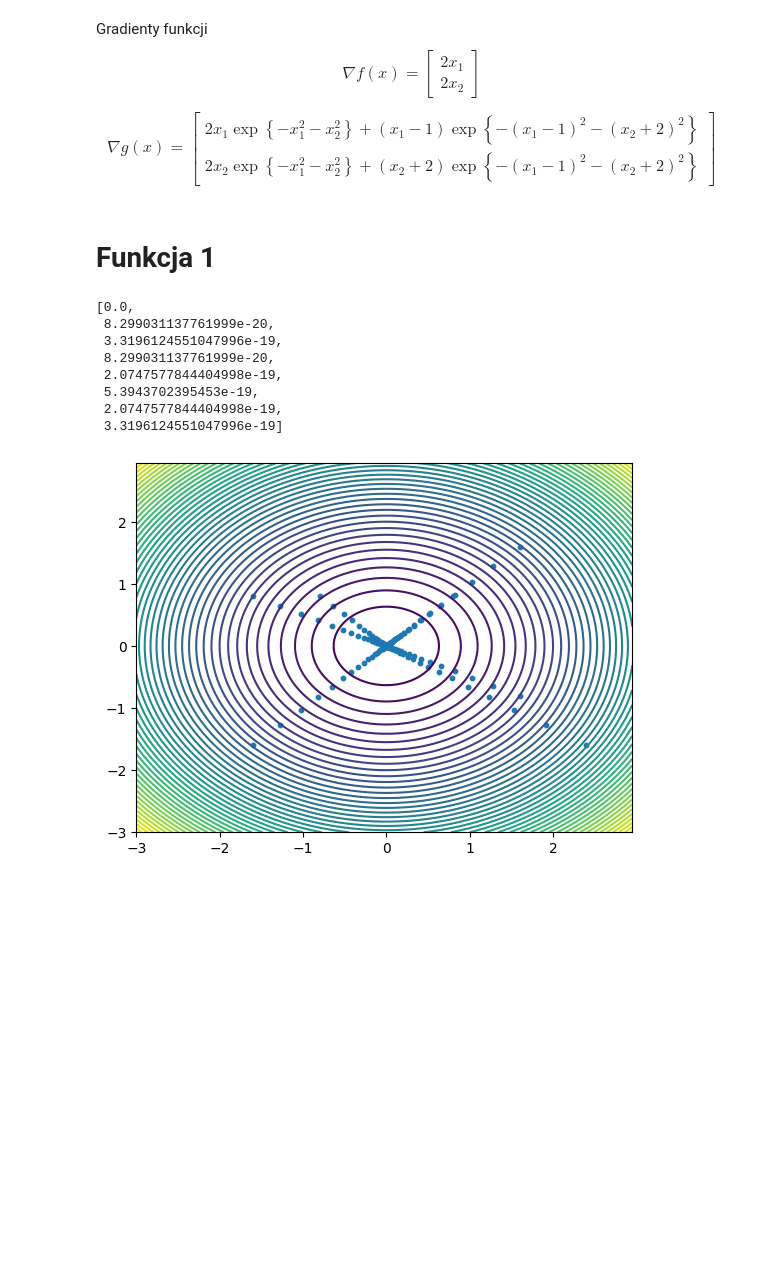
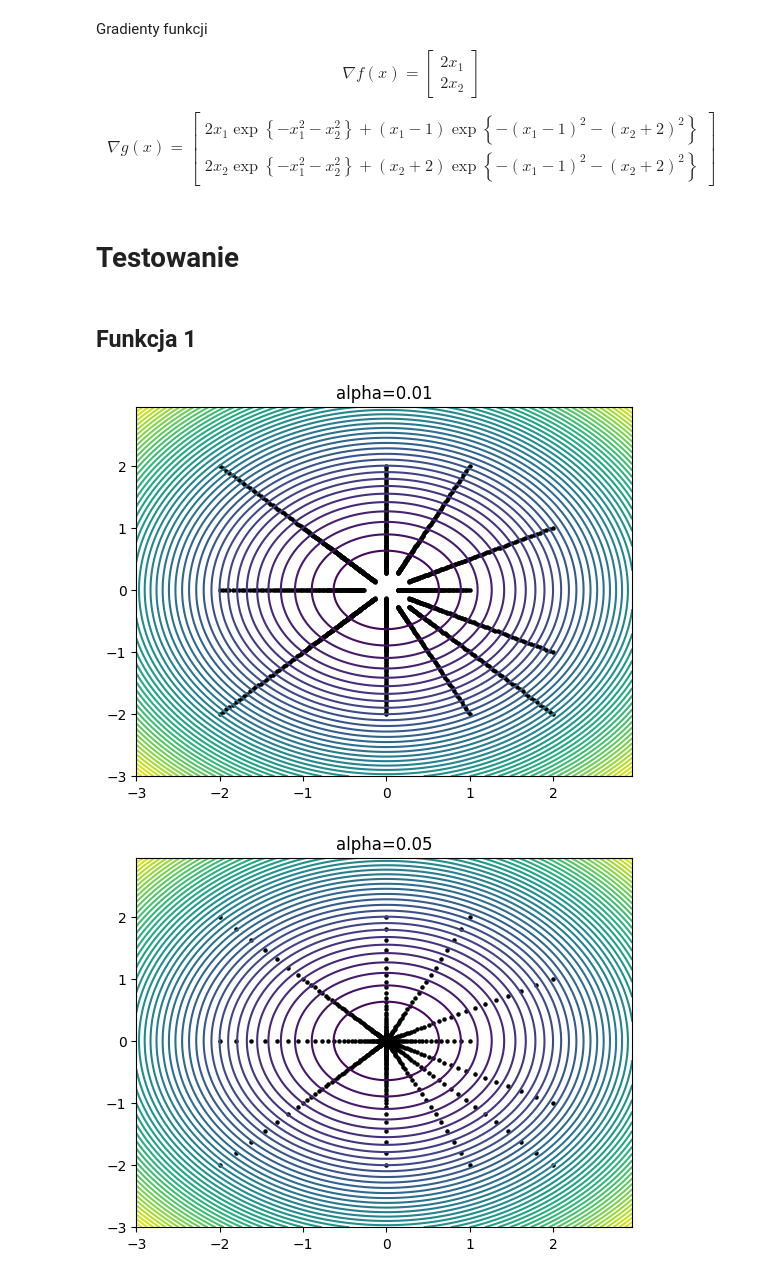
Before and after one commit to Sawertynn/wsi-24z, a Jupyter notebook: lab1/zadanie_1b.ipynb, the cells around one changed output. Drawn from its saved outputs; the diff is of its cells as text; code cells hidden in the pictures; blank space fills up the shorter version.

```diff
--- a/lab1/zadanie_1b.ipynb
+++ b/lab1/zadanie_1b.ipynb
@@ -85,9 +97,9 @@ class SimpleGradientDescent:
         self._calc_Z_value()
         plt.figure()
         plt.contour(self.X, self.Y, self.Z, 50)
+        plt.title(f'alpha={self.alpha}')
         if len(self.trace)>0:
-
-            plt.scatter(self.trace[:,0], self.trace[:,1], s=10)
+            plt.scatter(self.trace[:,0], self.trace[:,1], s=5, c='black')
 
 
     def calculate_func_vale(self, x1:float, x2:float) -> float:
@@ -97,56 +109,53 @@ class SimpleGradientDescent:
         return self.grad_func(x1, x2)
 
     def gradient_descent_step(self, x1:float, x2:float) -> Tuple[float, float]:
-        #! TODO
         grad = self.grad_func(x1, x2)
         return tuple(-1 * self.alpha * val for val in grad)
 
-    def minimize(self, x1_init:float, x2_init:float, steps:int, verbose:int=0, plot:bool=False)->float:
-        #! TODO
+    def minimize(self, x1_init:float, x2_init:float, steps:int, verbose:int=0, plot:bool=False, eps=1e-6) -> float:
         x1, x2 = x1_init, x2_init
 
         length, width = self.trace.shape
         self.trace.resize((length + steps, width))
-        np.append(self.trace, [x1, x2])
+        self.trace[length] = [x1, x2]
 
-        for counter in range(steps):
+        for counter in range(1, steps):
             dir1, dir2 = self.gradient_descent_step(x1, x2)
             x1, x2 = x1 + dir1, x2 + dir2
             self.trace[length + counter,:] = [x1,x2]
+            if np.abs(dir1) + np.abs(dir2) < eps:
+                self.trace.resize((length + counter, width))
+                break
+
         return self.calculate_func_vale(x1, x2)
+# %% [markdown]
+# Testowanie
 # %%
-starting_points = [(0, 0), (1, 1), (2, 2), (-1, 1), (-2, 1), (3, -2), (2, -1), (-2, -2)]
+starting_points = [(-2, -2), (-2, 0), (-2, 2), (-1, -1), (-1, 1), (0, -2), (0, -1), (0, 2), (1, -2), (1, 0), (1, 2), (2, -1), (2, -2), (2, 1)]
+alphas=[.01, .05, .1, .3]
+steps = 100
 
-def measure_sgd(func, func_grad, s_points, steps=100, alphas=[.1]):
+def measure_sgd(func, func_grad, s_points, steps, alpha):
     results = []
-    sgd = SimpleGradientDescent(func, func_grad)
+    sgd = SimpleGradientDescent(func, func_grad, alpha)
     for x1, x2 in s_points:
-        val = sgd.minimize(x1, x2, steps)
+        val = sgd.minimize(x1, x2, steps, eps=1e-8)
         results.append(val)
     sgd.plot_func()
     return results
 # %% [markdown]
-# Funkcja 1
+## Funkcja 1
 # %%
 def f(x1: float, x2: float) -> float:
     return x1**2 + x2**2
 
 def f_grad(x1: float, x2: float) -> Tuple[float, float]:
     return (2*x1, 2*x2)
 
-# sgd1 = SimpleGradientDescent(f, f_grad)
-# mval = sgd1.minimize(2, -.5, 50)
-# print(f'Found minimum: {mval}')
-# sgd1.plot_func()
-
-res1 = measure_sgd(f, f_grad, starting_points)
+for alpha in alphas:
+    results = measure_sgd(f, f_grad, starting_points, steps, alpha)
+    # for sp, val in zip(starting_points, results):
+    #     print(f'{alpha=}, {sp} -> {val}')
 # %% [output]
-[0.0,
- 8.299031137761999e-20,
- 3.3196124551047996e-19,
- 8.299031137761999e-20,
- 2.0747577844404998e-19,
- 5.3943702395453e-19,
- 2.0747577844404998e-19,
- 3.3196124551047996e-19]
-[figure, old version]
+[figure, new version]
+[figure, added]
```
Also changed, not shown: parts of 5 cells of this notebook, 1 other file.
